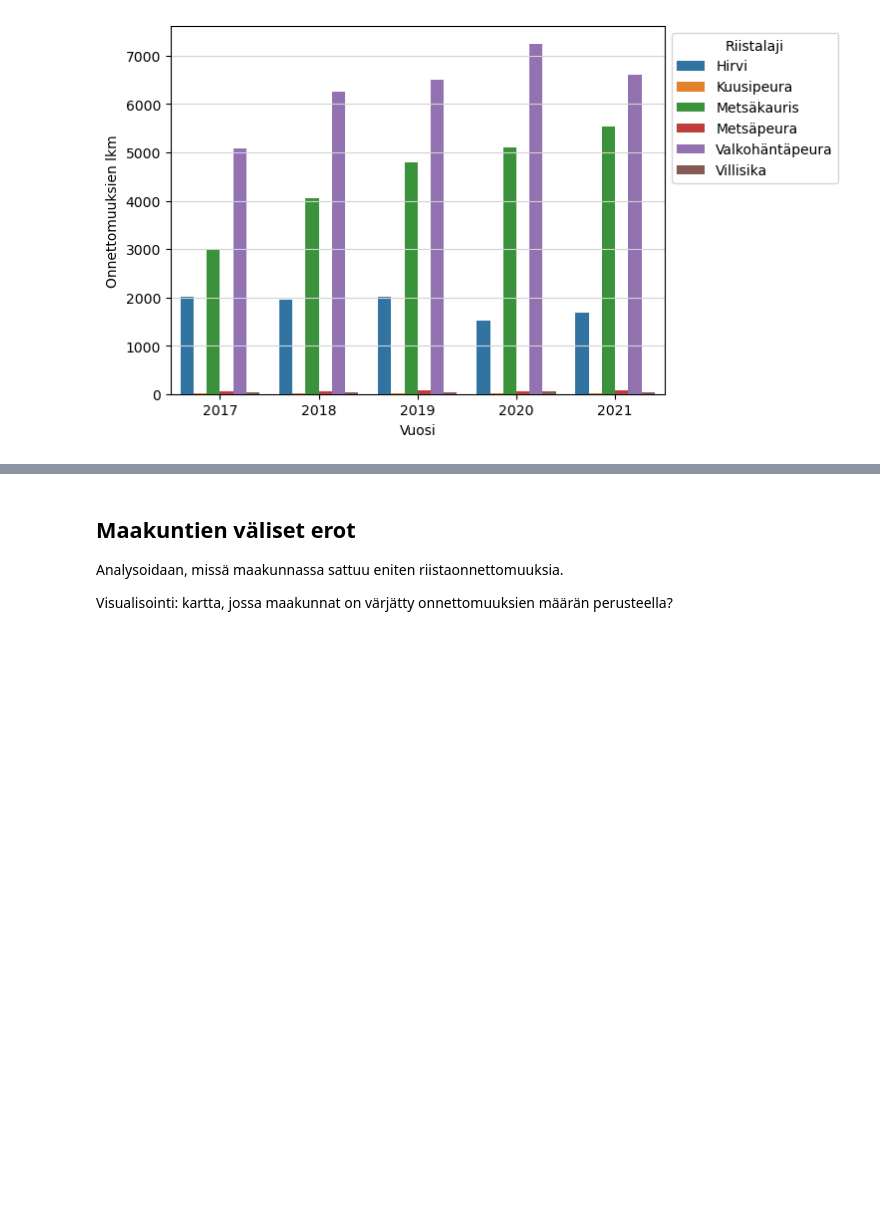
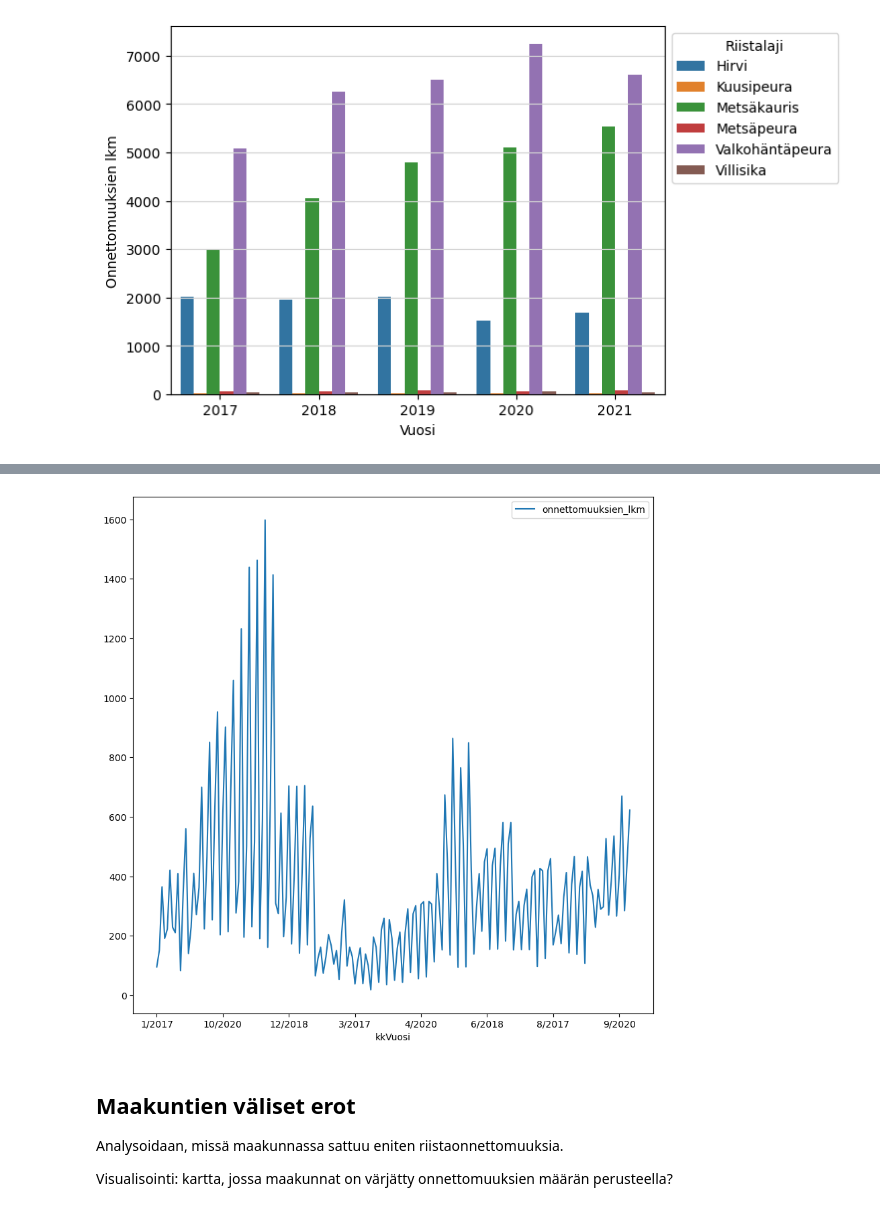
Before and after one commit to SallaLipasti/riistaonnettomuudet, a Jupyter notebook: datan_analysointi.ipynb, the cells around one changed output, grey strips where cells are left out. Drawn from its saved outputs; the diff is of its cells as text; code cells hidden in the pictures; blank space fills up the shorter version.

```diff
--- a/datan_analysointi.ipynb
+++ b/datan_analysointi.ipynb
@@ -257,0 +266,3 @@ df2 = df[df['riistalajiNimi'].isin(['Valkohäntäpeura', 'Metsäkauris', 'Hirvi'
+# %%
+df3 = df2.groupby(['kkVuosi', 'riistalajiNimi']).size()
+df3
@@ -257,0 +283,5 @@ df2 = df[df['riistalajiNimi'].isin(['Valkohäntäpeura', 'Metsäkauris', 'Hirvi'
+# %%
+# Muutetaan series takaisin dataframeksi, ja annetaan uudelle sarakkeelle nimi:
+df3 = df3.reset_index(name='onnettomuuksien_lkm')
+
+print(df3)
@@ -258,3 +303,10 @@ df2 = df[df['riistalajiNimi'].isin(['Valkohäntäpeura', 'Metsäkauris', 'Hirvi'
+# %%
+df3.plot(x = 'kkVuosi', y = ['onnettomuuksien_lkm', 'riistalajiNimi'],
+         kind = 'line', figsize = (10, 10))
+
+plt.show()
+# %% [output]
+[figure, added]
 # %% [markdown]
 ## Maakuntien väliset erot
 
```
Also changed, not shown: parts of 11 cells of this notebook, 1 other file.
